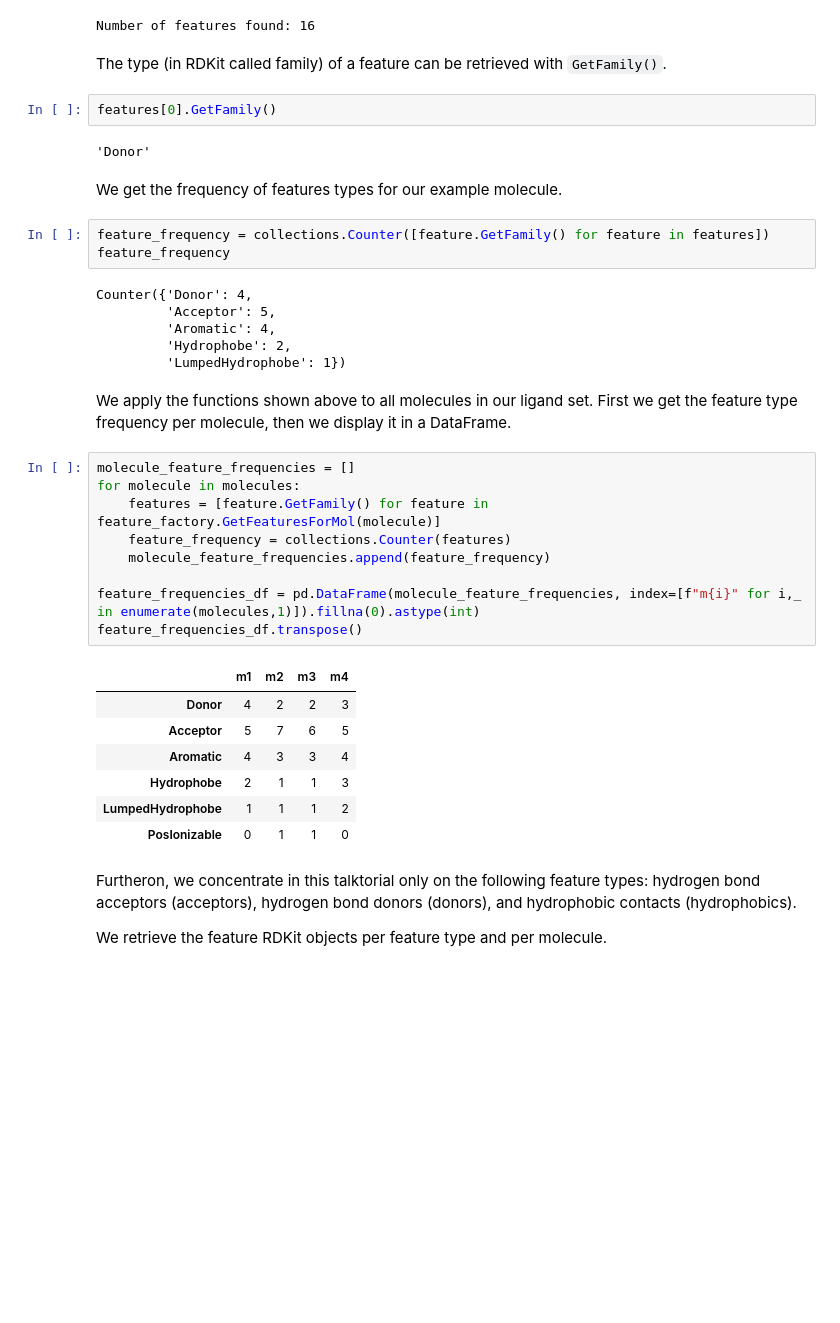
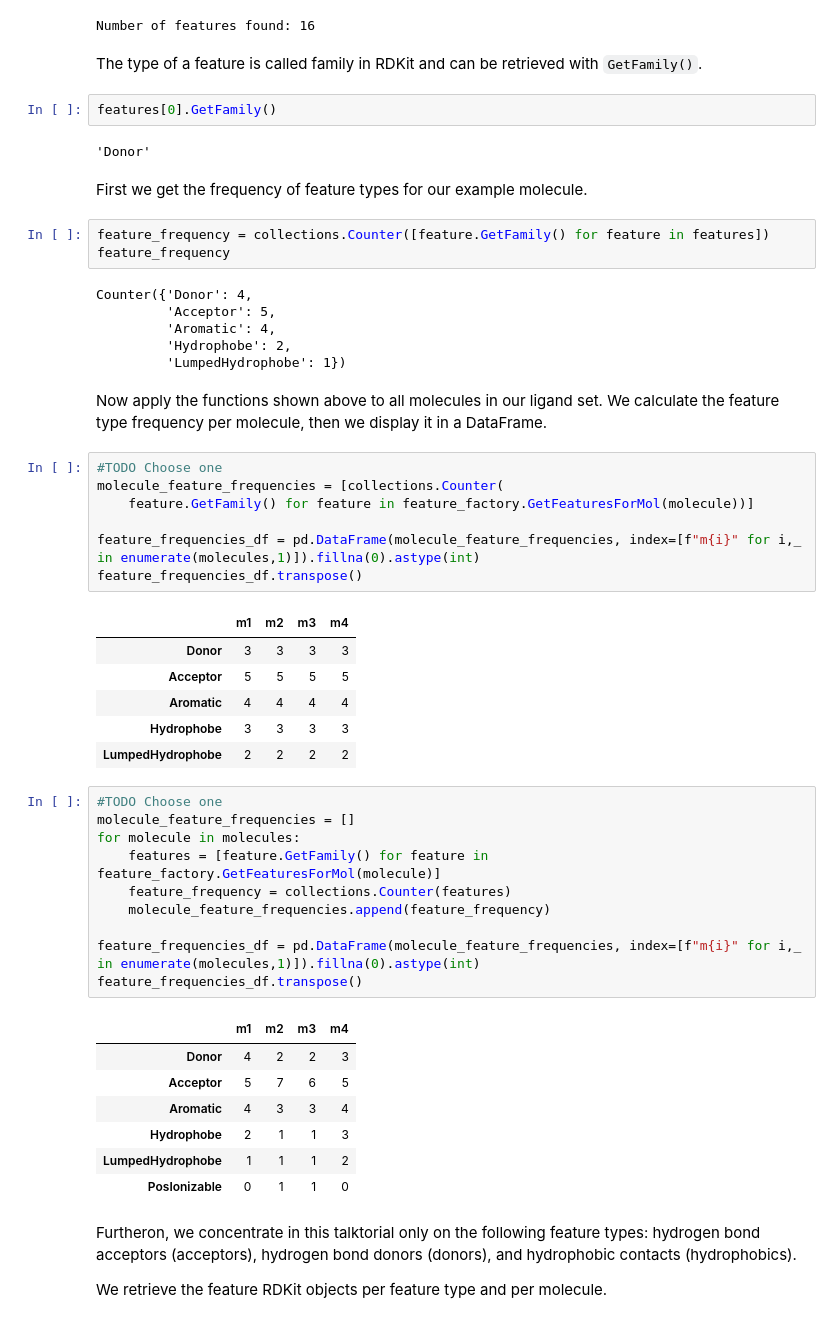
Before and after one commit to volkamerlab/teachopencadd, a Jupyter notebook: teachopencadd/talktorials/009_compound_ensemble_pharmacophores/talktorial.ipynb, the cells around one changed output. Saved outputs shown, nothing was run; the diff lists cells and outputs as text; blank space fills up the shorter version.

Commit message:
Function and Output Review

```diff
--- a/teachopencadd/talktorials/009_compound_ensemble_pharmacophores/talktorial.ipynb
+++ b/teachopencadd/talktorials/009_compound_ensemble_pharmacophores/talktorial.ipynb
@@ -272,13 +292,13 @@ print(f"Number of features found: {len(features)}")
 # %% [output]
 Number of features found: 16
 # %% [markdown]
-The type (in RDKit called family) of a feature can be retrieved with `GetFamily()`.
+The type of a feature is called family in RDKit and can be retrieved with `GetFamily()`.
 # %%
 features[0].GetFamily()
 # %% [output]
 'Donor'
 # %% [markdown]
-We get the frequency of features types for our example molecule.
+First we get the frequency of feature types for our example molecule.
 # %%
 feature_frequency = collections.Counter([feature.GetFamily() for feature in features])
 feature_frequency
@@ -289,9 +309,24 @@ Counter({'Donor': 4,
          'Hydrophobe': 2,
          'LumpedHydrophobe': 1})
 # %% [markdown]
-We apply the functions shown above to all molecules in our ligand set.
-First we get the feature type frequency per molecule, then we display it in a DataFrame.
+Now apply the functions shown above to all molecules in our ligand set.
+We calculate the feature type frequency per molecule, then we display it in a DataFrame.
+# %%
+#TODO Choose one
+molecule_feature_frequencies = [collections.Counter(
+    feature.GetFamily() for feature in feature_factory.GetFeaturesForMol(molecule))]
+
+feature_frequencies_df = pd.DataFrame(molecule_feature_frequencies, index=[f"m{i}" for i,_ in enumerate(molecules,1)]).fillna(0).astype(int)
+feature_frequencies_df.transpose()
+# %% [output]
+|  | m1 | m2 | m3 | m4 |
+| Donor | 3 | 3 | 3 | 3 |
+| Acceptor | 5 | 5 | 5 | 5 |
+| Aromatic | 4 | 4 | 4 | 4 |
+| Hydrophobe | 3 | 3 | 3 | 3 |
+| LumpedHydrophobe | 2 | 2 | 2 | 2 |
 # %%
+#TODO Choose one
 molecule_feature_frequencies = []
 for molecule in molecules:
     features = [feature.GetFamily() for feature in feature_factory.GetFeaturesForMol(molecule)]
```
Also changed, not shown: parts of 30 cells of this notebook.
